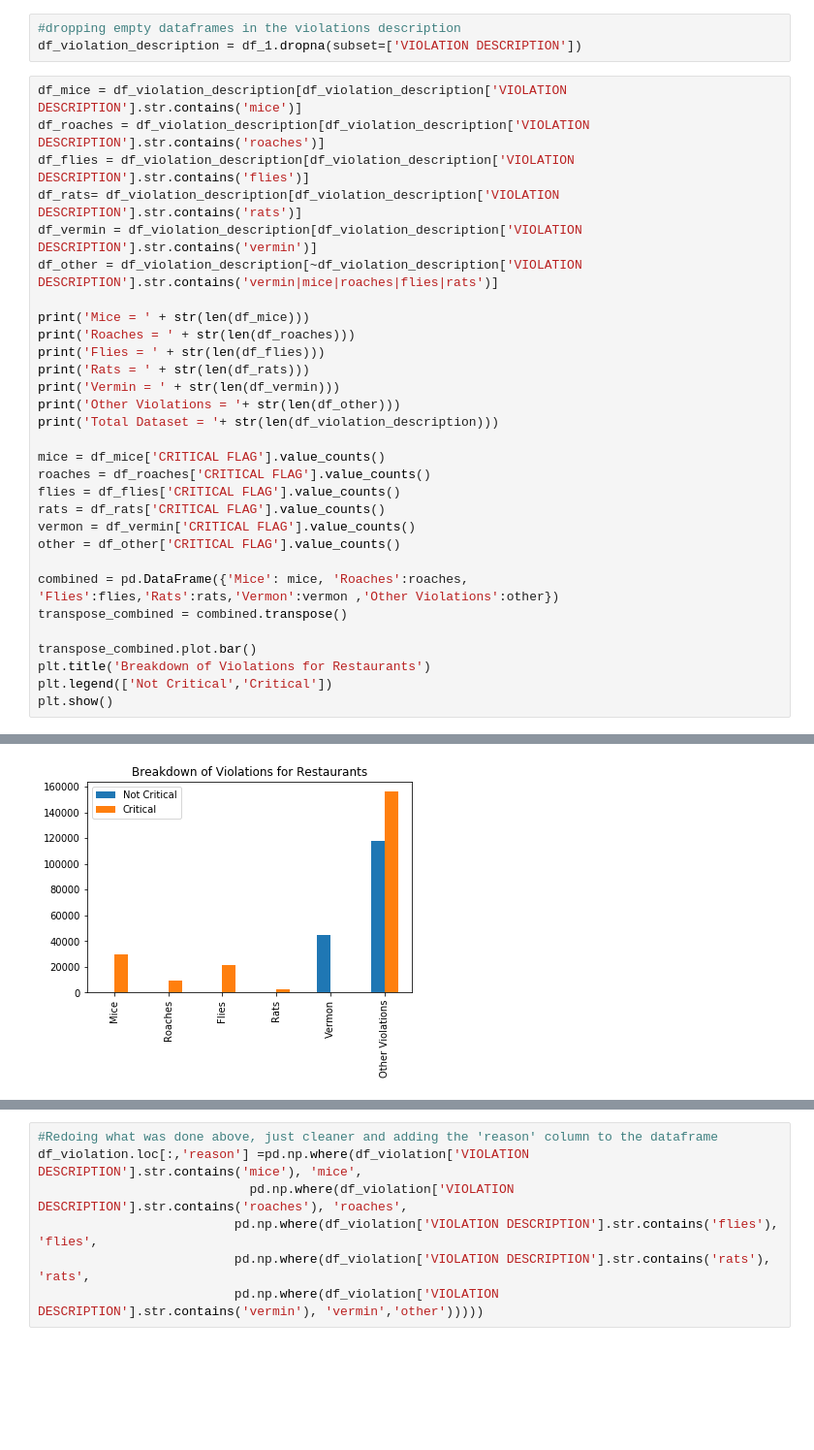
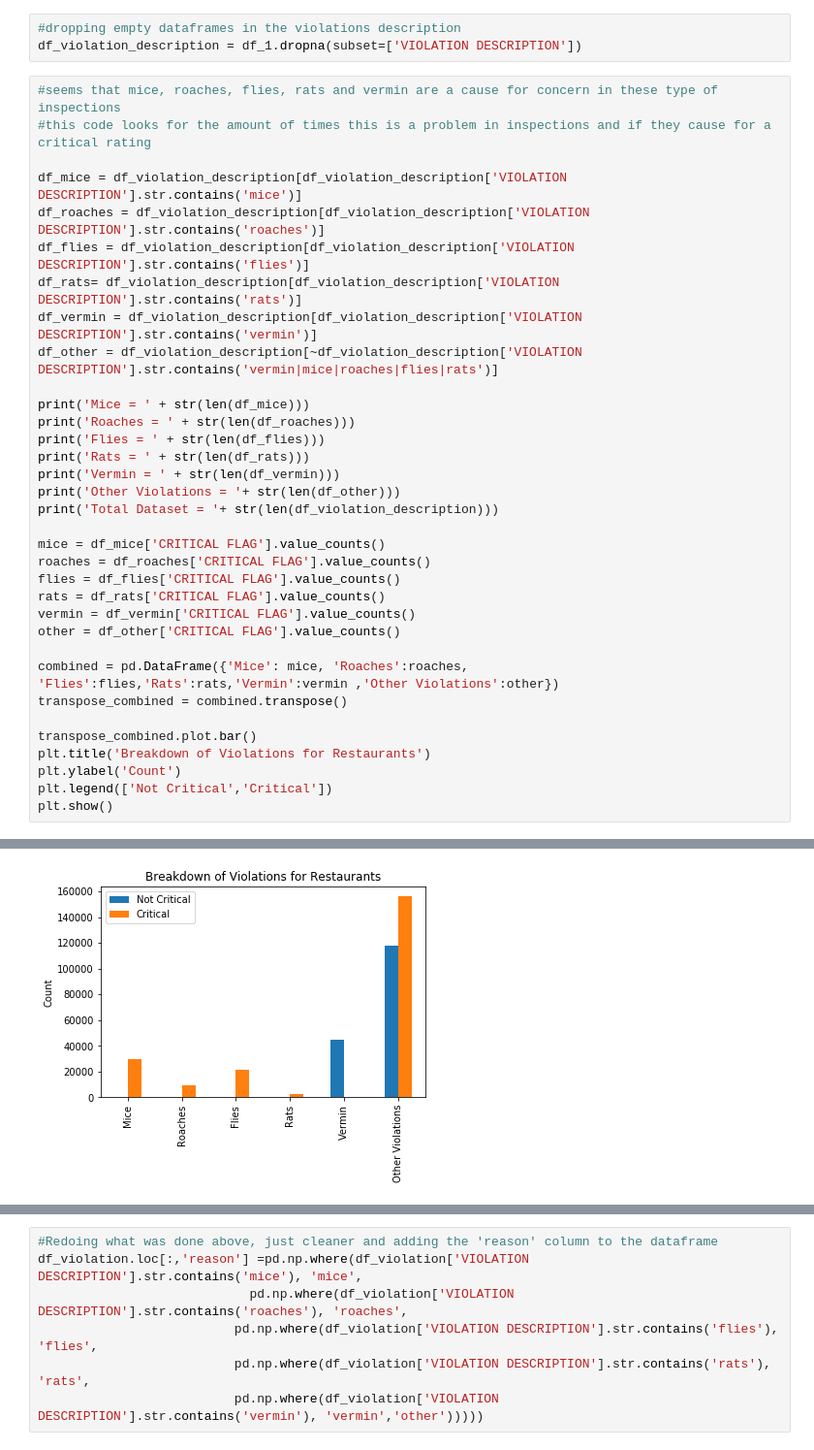
Before and after one commit to bhellner/nyc-food-grade, a Jupyter notebook: NYC Data Project_3.ipynb, the cells around one changed output, grey strips where cells are left out. Shown: that part at 97% size. Drawn from its saved outputs; the diff is of its cells as text; blank space fills up the shorter version.

```diff
--- a/NYC Data Project_3.ipynb
+++ b/NYC Data Project_3.ipynb
@@ -380,6 +404,9 @@ Name: VIOLATION DESCRIPTION, Length: 66, dtype: int64
 #dropping empty dataframes in the violations description
 df_violation_description = df_1.dropna(subset=['VIOLATION DESCRIPTION'])
 # %%
+#seems that mice, roaches, flies, rats and vermin are a cause for concern in these type of inspections
+#this code looks for the amount of times this is a problem in inspections and if they cause for a critical rating
+
 df_mice = df_violation_description[df_violation_description['VIOLATION DESCRIPTION'].str.contains('mice')]
 df_roaches = df_violation_description[df_violation_description['VIOLATION DESCRIPTION'].str.contains('roaches')]
 df_flies = df_violation_description[df_violation_description['VIOLATION DESCRIPTION'].str.contains('flies')]
@@ -388,33 +415,34 @@ df_vermin = df_violation_description[df_violation_description['VIOLATION DESCRIP
 df_other = df_violation_description[~df_violation_description['VIOLATION DESCRIPTION'].str.contains('vermin|mice|roaches|flies|rats')]
 
 print('Mice = ' + str(len(df_mice)))
 print('Roaches = ' + str(len(df_roaches)))
 print('Flies = ' + str(len(df_flies)))
 print('Rats = ' + str(len(df_rats)))
 print('Vermin = ' + str(len(df_vermin)))
 print('Other Violations = '+ str(len(df_other)))
 print('Total Dataset = '+ str(len(df_violation_description)))
 
 mice = df_mice['CRITICAL FLAG'].value_counts()
 roaches = df_roaches['CRITICAL FLAG'].value_counts()
 flies = df_flies['CRITICAL FLAG'].value_counts()
 rats = df_rats['CRITICAL FLAG'].value_counts()
-vermon = df_vermin['CRITICAL FLAG'].value_counts()
+vermin = df_vermin['CRITICAL FLAG'].value_counts()
 other = df_other['CRITICAL FLAG'].value_counts()
 
-combined = pd.DataFrame({'Mice': mice, 'Roaches':roaches, 'Flies':flies,'Rats':rats,'Vermon':vermon ,'Other Violations':other})
+combined = pd.DataFrame({'Mice': mice, 'Roaches':roaches, 'Flies':flies,'Rats':rats,'Vermin':vermin ,'Other Violations':other})
 transpose_combined = combined.transpose()
 
 transpose_combined.plot.bar()
 plt.title('Breakdown of Violations for Restaurants')
+plt.ylabel('Count')
 plt.legend(['Not Critical','Critical'])
 plt.show()
 # %% [output]
 Mice = 29767
 Roaches = 8895
 Flies = 21341
 Rats = 2716
 Vermin = 44633
 Other Violations = 273463
 Total Dataset = 380815
-[figure, old version]
+[figure, new version]
```
Also changed, not shown: parts of 66 cells of this notebook.
